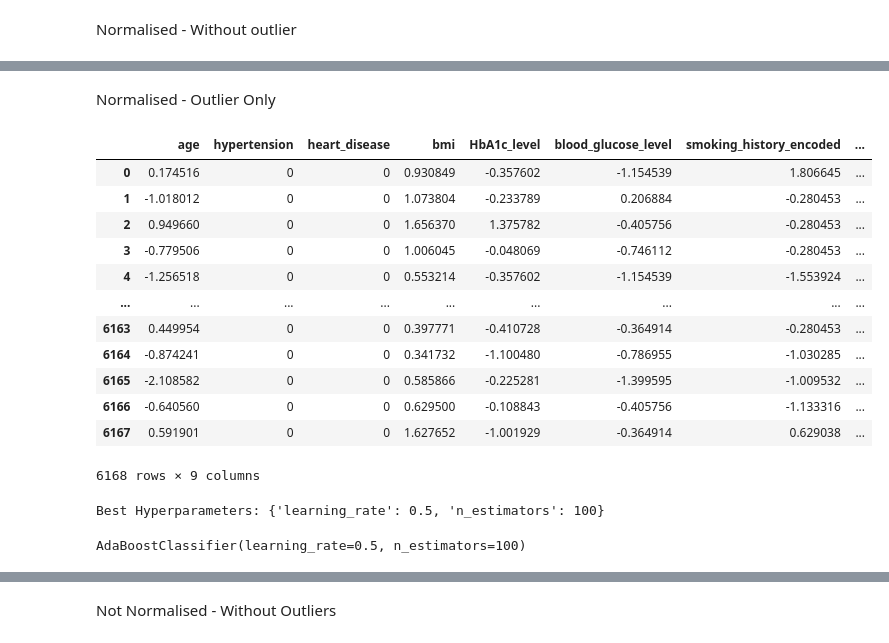
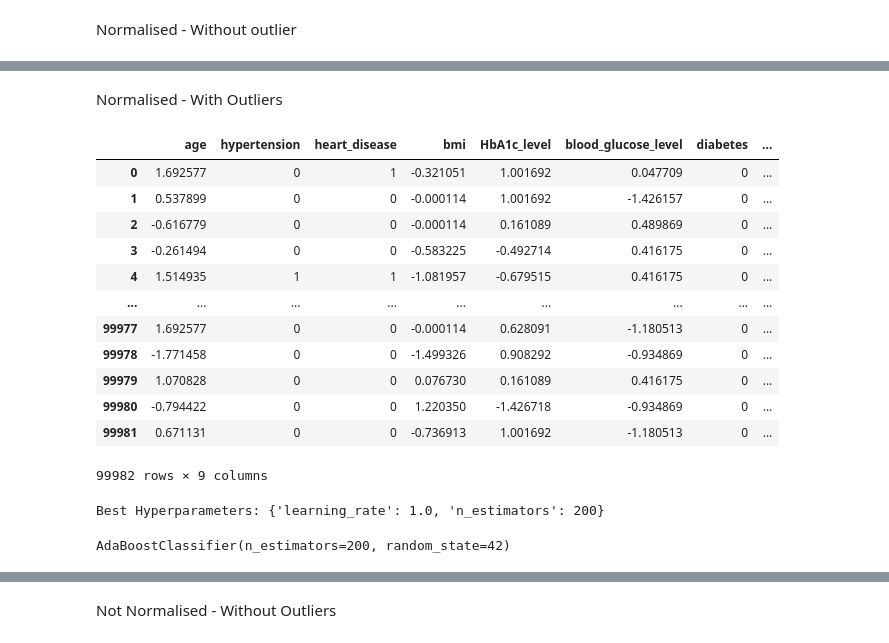
Before and after one commit to joycelovedorial/IS424-Data-Mining, a Jupyter notebook: Classification/Classification - Adaptive Boosting (Using Best Hyperparameter).ipynb, the cells around one changed output, grey strips where cells are left out. Drawn from its saved outputs; the diff is of its cells as text; code cells hidden in the pictures.

```diff
--- a/Classification/Classification - Adaptive Boosting (Using Best Hyperparameter).ipynb
+++ b/Classification/Classification - Adaptive Boosting (Using Best Hyperparameter).ipynb
@@ -81,23 +90,23 @@ F1-score: 0.9778226371716153
 # %% [markdown]
-Normalised - Outlier Only
+Normalised - With Outliers
 # %%
 # We will be using the new_df_without_outliers_copy_smote_resampled.xlsx
-df_outlier = pd.read_excel('C:\wamp64\www\IS424-Data-Mining\Data_Set\\new_df_outliers_only_copy_smote_resampled.xlsx')
+df_outlier = pd.read_csv('C:\wamp64\www\IS424-Data-Mining\Final_Data_Set\Original Dataset with Outliers Included Normalized.csv')
 df_outlier
 # %% [output]
-|  | age | hypertension | heart_disease | bmi | HbA1c_level | blood_glucose_level | smoking_history_encoded | ... |
-| 0 | 0.174516 | 0 | 0 | 0.930849 | -0.357602 | -1.154539 | 1.806645 | ... |
-| 1 | -1.018012 | 0 | 0 | 1.073804 | -0.233789 | 0.206884 | -0.280453 | ... |
-| 2 | 0.949660 | 0 | 0 | 1.656370 | 1.375782 | -0.405756 | -0.280453 | ... |
-| 3 | -0.779506 | 0 | 0 | 1.006045 | -0.048069 | -0.746112 | -0.280453 | ... |
-| 4 | -1.256518 | 0 | 0 | 0.553214 | -0.357602 | -1.154539 | -1.553924 | ... |
+|  | age | hypertension | heart_disease | bmi | HbA1c_level | blood_glucose_level | diabetes | ... |
+| 0 | 1.692577 | 0 | 1 | -0.321051 | 1.001692 | 0.047709 | 0 | ... |
+| 1 | 0.537899 | 0 | 0 | -0.000114 | 1.001692 | -1.426157 | 0 | ... |
+| 2 | -0.616779 | 0 | 0 | -0.000114 | 0.161089 | 0.489869 | 0 | ... |
+| 3 | -0.261494 | 0 | 0 | -0.583225 | -0.492714 | 0.416175 | 0 | ... |
+| 4 | 1.514935 | 1 | 1 | -1.081957 | -0.679515 | 0.416175 | 0 | ... |
 | ... | ... | ... | ... | ... | ... | ... | ... | ... |
-| 6163 | 0.449954 | 0 | 0 | 0.397771 | -0.410728 | -0.364914 | -0.280453 | ... |
-| 6164 | -0.874241 | 0 | 0 | 0.341732 | -1.100480 | -0.786955 | -1.030285 | ... |
-| 6165 | -2.108582 | 0 | 0 | 0.585866 | -0.225281 | -1.399595 | -1.009532 | ... |
-| 6166 | -0.640560 | 0 | 0 | 0.629500 | -0.108843 | -0.405756 | -1.133316 | ... |
-| 6167 | 0.591901 | 0 | 0 | 1.627652 | -1.001929 | -0.364914 | 0.629038 | ... |
+| 99977 | 1.692577 | 0 | 0 | -0.000114 | 0.628091 | -1.180513 | 0 | ... |
+| 99978 | -1.771458 | 0 | 0 | -1.499326 | 0.908292 | -0.934869 | 0 | ... |
+| 99979 | 1.070828 | 0 | 0 | 0.076730 | 0.161089 | 0.416175 | 0 | ... |
+| 99980 | -0.794422 | 0 | 0 | 1.220350 | -1.426718 | -0.934869 | 0 | ... |
+| 99981 | 0.671131 | 0 | 0 | -0.736913 | 1.001692 | -1.180513 | 0 | ... |
-6168 rows × 9 columns
+99982 rows × 9 columns
 # %%
 # Split the dataset into features and target variable
 X = df_outlier.drop(columns=['diabetes'])
@@ -117,19 +133,19 @@ param_grid = {
 
 # Perform Grid Search
 grid_search = GridSearchCV(estimator=adaboost_clf, param_grid=param_grid, cv=5)
-grid_search.fit(X_train, y_train)
+grid_search.fit(X_train_resampled, y_train_resampled)
 
 # Get Best Parameters
 best_params = grid_search.best_params_
 print("Best Hyperparameters:", best_params)
 # %% [output]
-Best Hyperparameters: {'learning_rate': 0.5, 'n_estimators': 100}
+Best Hyperparameters: {'learning_rate': 1.0, 'n_estimators': 200}
 # %%
 # Train Model with Best Parameters
-ada_classifier = AdaBoostClassifier(**best_params)
-ada_classifier.fit(X_train, y_train)
+ada_classifier = AdaBoostClassifier(**best_params, random_state=42)
+ada_classifier.fit(X_train_resampled, y_train_resampled)
 # %% [output]
-AdaBoostClassifier(learning_rate=0.5, n_estimators=100)
+AdaBoostClassifier(n_estimators=200, random_state=42)
 # %%
 # Evaluate the Adaptive Boosting classifier
 y_pred_gb = ada_classifier.predict(X_test)
```
Also changed, not shown: parts of 20 cells of this notebook.
